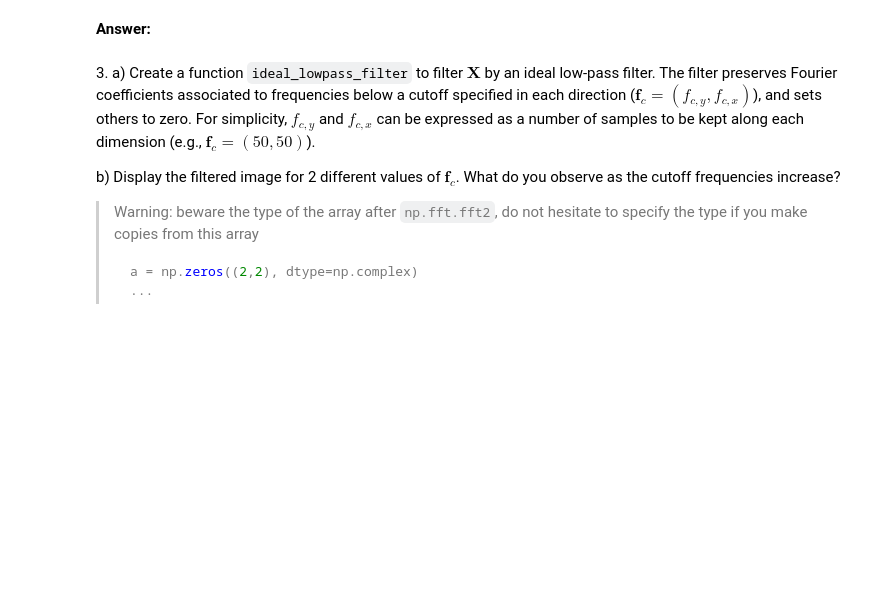
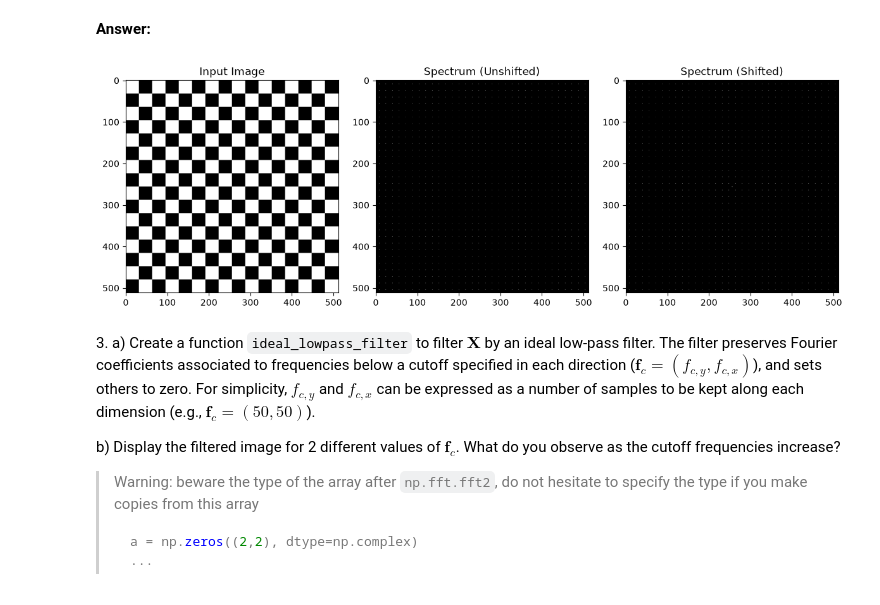
Before and after one commit to alxndrTL/python_sdia, a Jupyter notebook: Labs/Lab3/lab3.ipynb, the cells around one changed output. Saved outputs shown, nothing was run; the diff lists cells and outputs as text; code cells hidden in the pictures; blank space fills up the shorter version.

```diff
--- a/Labs/Lab3/lab3.ipynb
+++ b/Labs/Lab3/lab3.ipynb
@@ -317,3 +318,34 @@ b) Take a look at the documentation of `np.fft.fftshift`. Use it to ensure that
+# %%
+import numpy as np
+import matplotlib.pyplot as plt
+
+# 1. Calcul des transformées et des spectres
+Y = np.fft.fft2(X)
+fshift = np.fft.fftshift(Y)
+
+# Ajout de +1 dans le log pour éviter le log(0) si un pixel est nul
+magnitude_spectrum = 20 * np.log(1 + np.abs(Y))
+magnitude_spectrum_shift = 20 * np.log(1 + np.abs(fshift))
+
+# 2. Création de la figure (1 ligne, 3 colonnes pour accueillir les 3 images)
+fig, ax = plt.subplots(1, 3, figsize=(12, 4))
+
+# Image d'origine
+ax[0].imshow(X, cmap='gray')
+ax[0].set_title('Input Image')
+
+# Spectre Non Centré (Basses fréquences dans les 4 coins)
+ax[1].imshow(magnitude_spectrum, cmap='gray')
+ax[1].set_title('Spectrum (Unshifted)')
+
+# Spectre Centré (Basses fréquences au milieu)
+ax[2].imshow(magnitude_spectrum_shift, cmap='gray')
+ax[2].set_title('Spectrum (Shifted)')
+
+plt.tight_layout()
+plt.show()
+# %% [output]
+[figure, added]
 # %% [markdown]
 3\.
     a) Create a function `ideal_lowpass_filter` to filter $\mathbf{X}$ by an ideal low-pass filter. The filter preserves Fourier coefficients associated to frequencies below a cutoff specified in each direction ($\mathbf{f}_c = (f_{c,y}, f_{c,x})$), and sets others to zero. For simplicity, $f_{c,y}$ and $f_{c,x}$ can be expressed as a number of samples to be kept along each dimension (e.g., $\mathbf{f}_c = (50,50)$).
```
Also changed, not shown: parts of 9 cells of this notebook, 5 other files.
